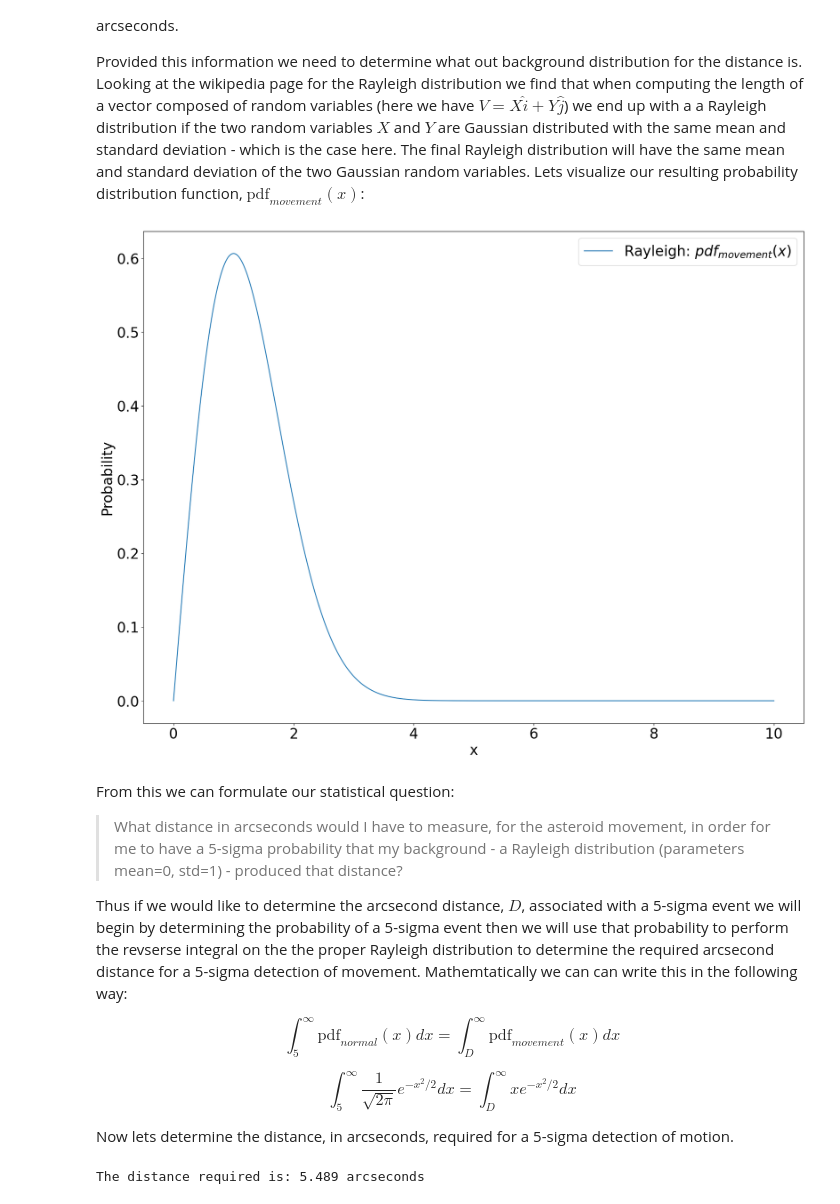
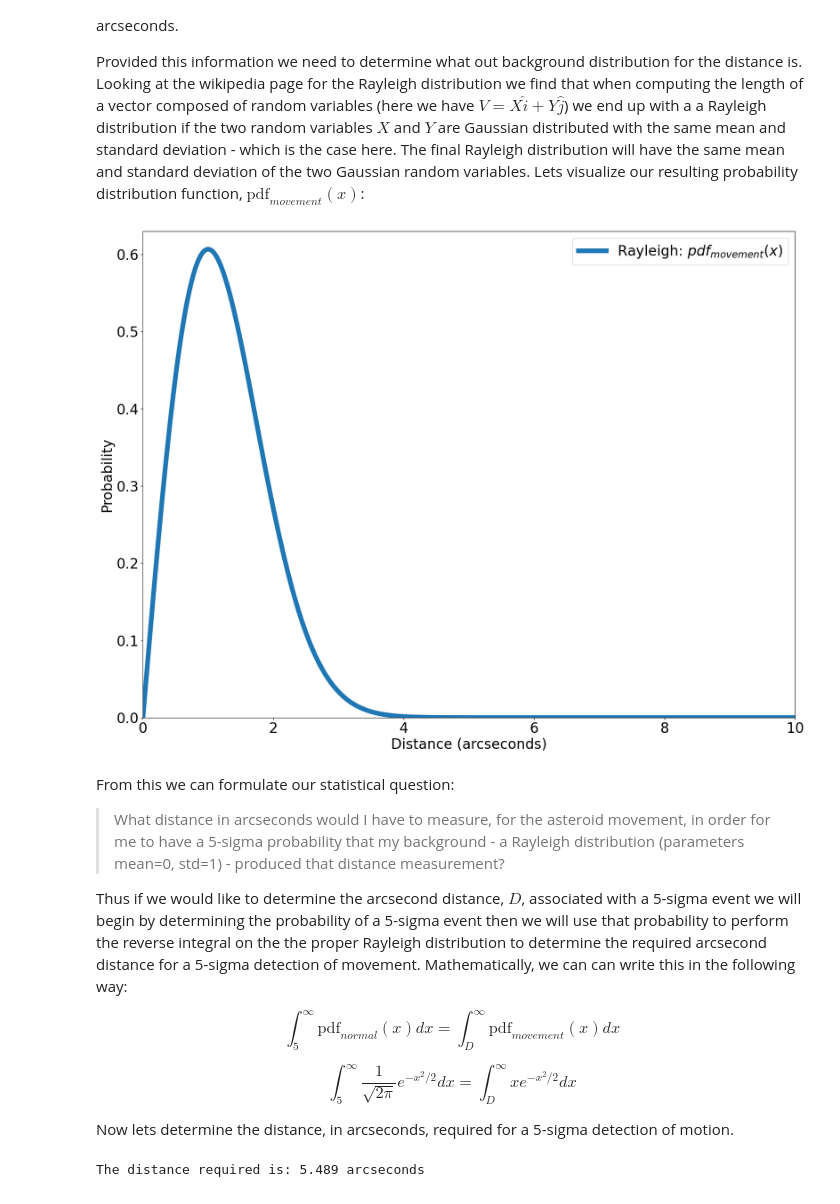
Before and after one commit to williamdolsen/phys434-21au, a Jupyter notebook: labs/lab3/lab3.ipynb, the cells around one changed output. Saved outputs shown, nothing was run; the diff lists cells and outputs as text; code cells hidden in the pictures.

```diff
--- a/labs/lab3/lab3.ipynb
+++ b/labs/lab3/lab3.ipynb
@@ -193,25 +193,27 @@ Provided this information we need to determine what out background distribution
 # %%
 # variable setup
 rayleigh_mean = 0
 rayleigh_std = 1
 rayleigh_xs = np.linspace(0, 10, 1000)
 rayleigh_probs = stats.rayleigh.pdf(rayleigh_xs, loc=rayleigh_mean, scale=rayleigh_std)
 
 # plot
-plt.plot(rayleigh_xs, rayleigh_probs, label="Rayleigh: $pdf_{movement}(x)$")
+plt.plot(rayleigh_xs, rayleigh_probs, linewidth=8, label="Rayleigh: $pdf_{movement}(x)$")
 plt.tick_params(labelsize = 24)
-plt.xlabel('x', fontsize=24)
+plt.xlabel('Distance (arcseconds)', fontsize=24)
 plt.ylabel('Probability', fontsize=24)
+plt.xlim(0, 10)
+plt.ylim(0, 0.63)
 plt.legend(fontsize=24)
 plt.show()
 # %% [output]
-[figure, old version]
+[figure, new version]
 # %% [markdown]
 From this we can formulate our statistical question:
 
-> What distance in arcseconds would I have to measure, for the asteroid movement, in order for me to have a 5-sigma probability that my background - a Rayleigh distribution (parameters mean=0, std=1) - produced that distance?
+> What distance in arcseconds would I have to measure, for the asteroid movement, in order for me to have a 5-sigma probability that my background - a Rayleigh distribution (parameters mean=0, std=1) - produced that distance measurement?
 
-Thus if we would like to determine the arcsecond distance, $D$, associated with a 5-sigma event we will begin by determining the probability of a 5-sigma event then we will use that probability to perform the revserse integral on the the proper Rayleigh distribution to determine the required arcsecond distance for a 5-sigma detection of movement.  Mathemtatically we can can write this in the following way:
+Thus if we would like to determine the arcsecond distance, $D$, associated with a 5-sigma event we will begin by determining the probability of a 5-sigma event then we will use that probability to perform the reverse integral on the the proper Rayleigh distribution to determine the required arcsecond distance for a 5-sigma detection of movement.  Mathematically, we can can write this in the following way:
 
 $$\int_5^\infty \text{pdf}_{normal}(x) dx = \int_{D}^\infty \text{pdf}_{movement}(x) dx$$
 
```
Also changed, not shown: parts of 18 cells of this notebook.
